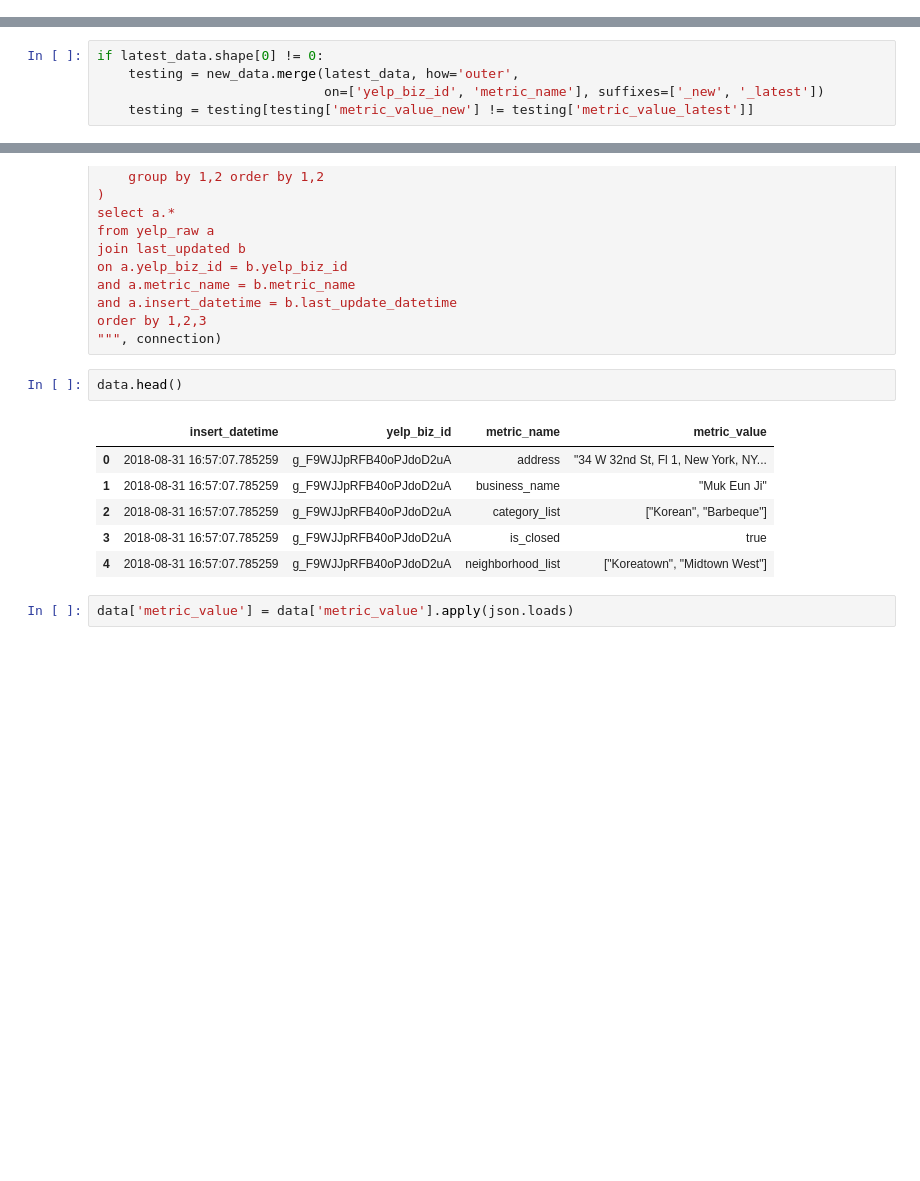
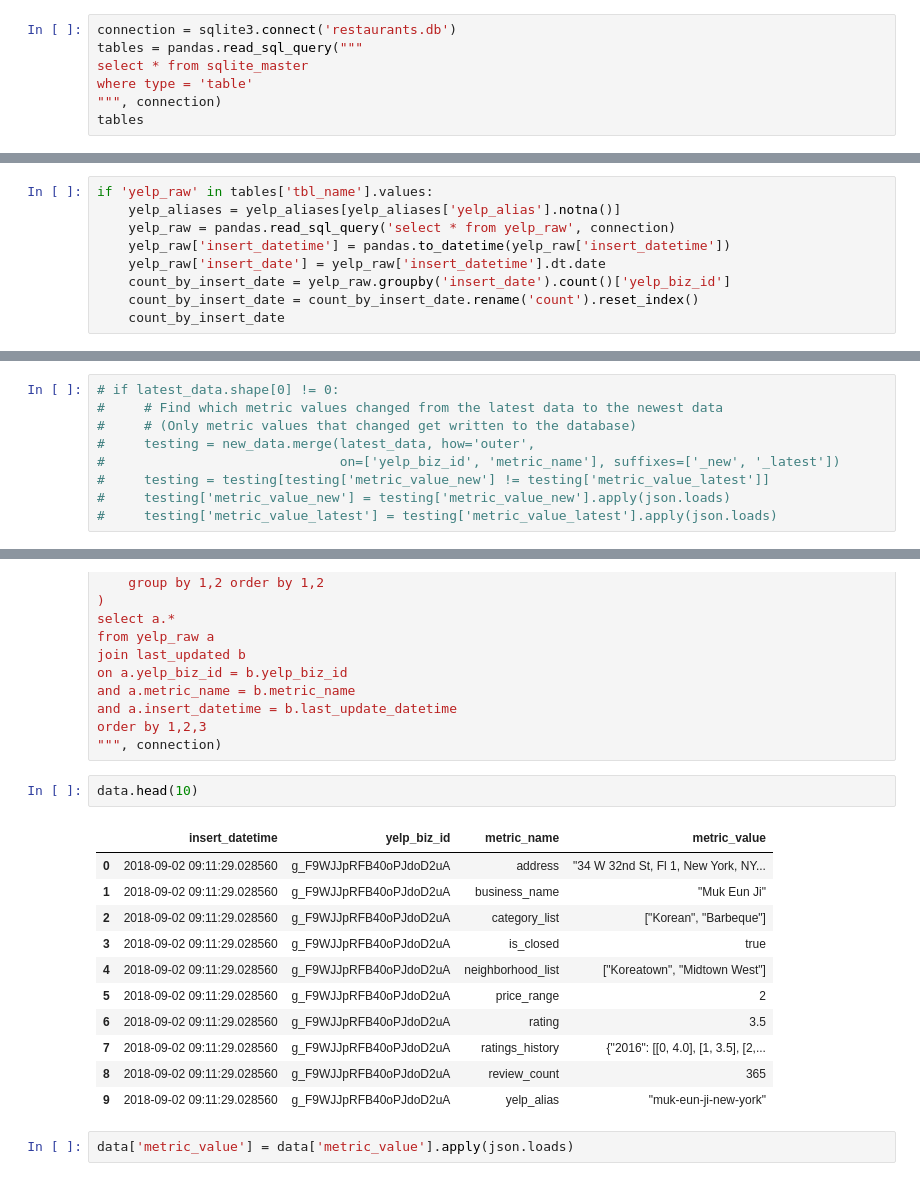
Before and after one commit to samuelluo/restaurants, a Jupyter notebook: scrape_yelp.ipynb, the cells around one changed output, grey strips where cells are left out. Cells and saved outputs as stored; diff of their text form; blank space fills up the shorter version.

```diff
--- a/scrape_yelp.ipynb
+++ b/scrape_yelp.ipynb
@@ -164,0 +158,7 @@ address
+# %%
+connection = sqlite3.connect('restaurants.db')
+tables = pandas.read_sql_query("""
+select * from sqlite_master
+where type = 'table'
+""", connection)
+tables
@@ -165,3 +167,12 @@ address
+# %%
+if 'yelp_raw' in tables['tbl_name'].values:
+    yelp_aliases = yelp_aliases[yelp_aliases['yelp_alias'].notna()]
+    yelp_raw = pandas.read_sql_query('select * from yelp_raw', connection)
+    yelp_raw['insert_datetime'] = pandas.to_datetime(yelp_raw['insert_datetime'])
+    yelp_raw['insert_date'] = yelp_raw['insert_datetime'].dt.date
+    count_by_insert_date = yelp_raw.groupby('insert_date').count()['yelp_biz_id']
+    count_by_insert_date = count_by_insert_date.rename('count').reset_index()
+    count_by_insert_date
 # %% [markdown]
 ### Run
 # %%
@@ -326,10 +351,14 @@ latest_data.head()
 # %% [output]
 |  |
 # %%
-if latest_data.shape[0] != 0:
-    testing = new_data.merge(latest_data, how='outer',
-                             on=['yelp_biz_id', 'metric_name'], suffixes=['_new', '_latest'])
-    testing = testing[testing['metric_value_new'] != testing['metric_value_latest']]
+# if latest_data.shape[0] != 0:
+#     # Find which metric values changed from the latest data to the newest data
+#     # (Only metric values that changed get written to the database)
+#     testing = new_data.merge(latest_data, how='outer',
+#                              on=['yelp_biz_id', 'metric_name'], suffixes=['_new', '_latest'])
+#     testing = testing[testing['metric_value_new'] != testing['metric_value_latest']]
+#     testing['metric_value_new'] = testing['metric_value_new'].apply(json.loads)
+#     testing['metric_value_latest'] = testing['metric_value_latest'].apply(json.loads)
 # %% [markdown]
 ### Write to DB
 # %%
@@ -362,14 +389,19 @@ and a.insert_datetime = b.last_update_datetime
 order by 1,2,3
 """, connection)
 # %%
-data.head()
+data.head(10)
 # %% [output]
 |  | insert_datetime | yelp_biz_id | metric_name | metric_value |
-| 0 | 2018-08-31 16:57:07.785259 | g_F9WJJpRFB40oPJdoD2uA | address | "34 W 32nd St, Fl 1, New York, NY... |
-| 1 | 2018-08-31 16:57:07.785259 | g_F9WJJpRFB40oPJdoD2uA | business_name | "Muk Eun Ji" |
-| 2 | 2018-08-31 16:57:07.785259 | g_F9WJJpRFB40oPJdoD2uA | category_list | ["Korean", "Barbeque"] |
-| 3 | 2018-08-31 16:57:07.785259 | g_F9WJJpRFB40oPJdoD2uA | is_closed | true |
-| 4 | 2018-08-31 16:57:07.785259 | g_F9WJJpRFB40oPJdoD2uA | neighborhood_list | ["Koreatown", "Midtown West"] |
+| 0 | 2018-09-02 09:11:29.028560 | g_F9WJJpRFB40oPJdoD2uA | address | "34 W 32nd St, Fl 1, New York, NY... |
+| 1 | 2018-09-02 09:11:29.028560 | g_F9WJJpRFB40oPJdoD2uA | business_name | "Muk Eun Ji" |
+| 2 | 2018-09-02 09:11:29.028560 | g_F9WJJpRFB40oPJdoD2uA | category_list | ["Korean", "Barbeque"] |
+| 3 | 2018-09-02 09:11:29.028560 | g_F9WJJpRFB40oPJdoD2uA | is_closed | true |
+| 4 | 2018-09-02 09:11:29.028560 | g_F9WJJpRFB40oPJdoD2uA | neighborhood_list | ["Koreatown", "Midtown West"] |
+| 5 | 2018-09-02 09:11:29.028560 | g_F9WJJpRFB40oPJdoD2uA | price_range | 2 |
+| 6 | 2018-09-02 09:11:29.028560 | g_F9WJJpRFB40oPJdoD2uA | rating | 3.5 |
+| 7 | 2018-09-02 09:11:29.028560 | g_F9WJJpRFB40oPJdoD2uA | ratings_history | {"2016": [[0, 4.0], [1, 3.5], [2,... |
+| 8 | 2018-09-02 09:11:29.028560 | g_F9WJJpRFB40oPJdoD2uA | review_count | 365 |
+| 9 | 2018-09-02 09:11:29.028560 | g_F9WJJpRFB40oPJdoD2uA | yelp_alias | "muk-eun-ji-new-york" |
 # %%
 data['metric_value'] = data['metric_value'].apply(json.loads)
 # %%
```
Also changed, not shown: parts of 33 cells of this notebook, 1 other file.
